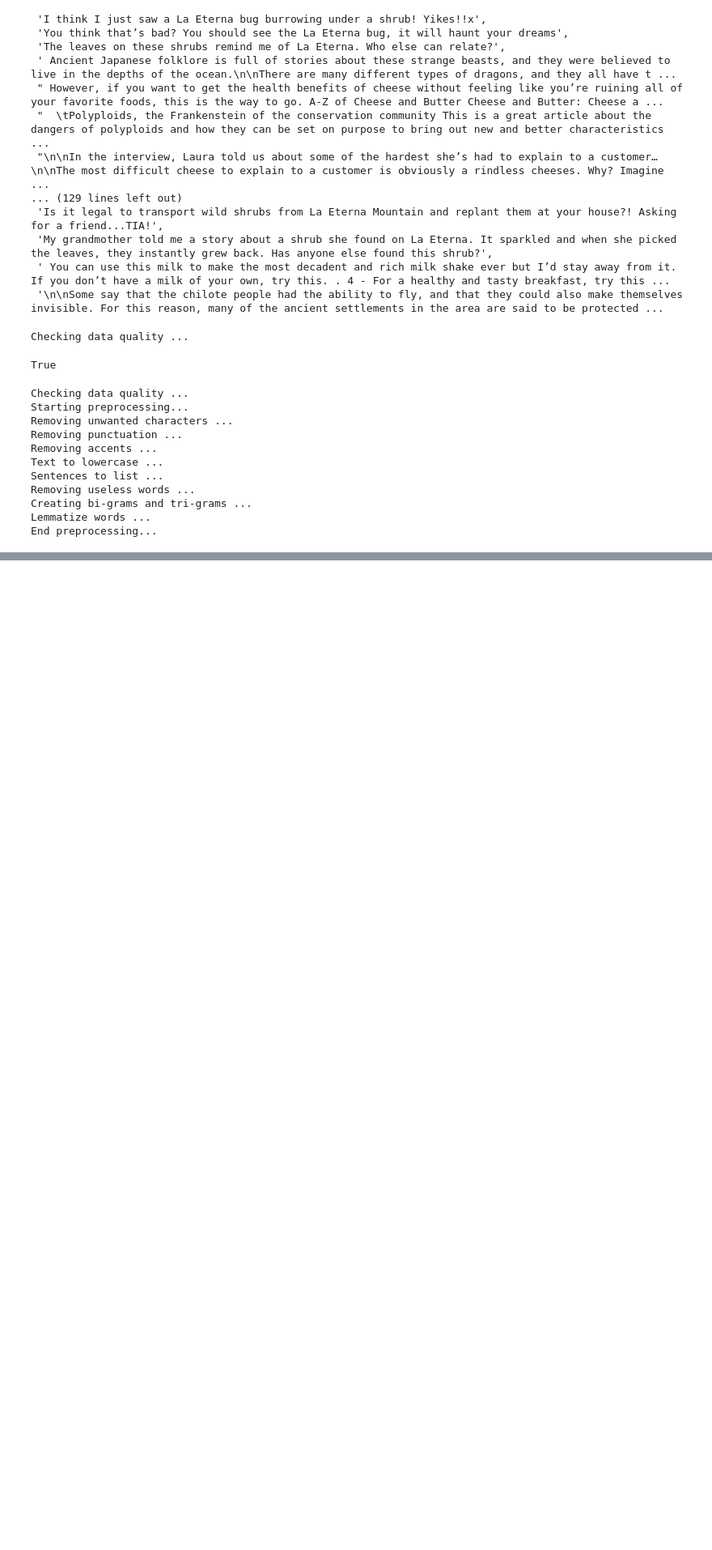
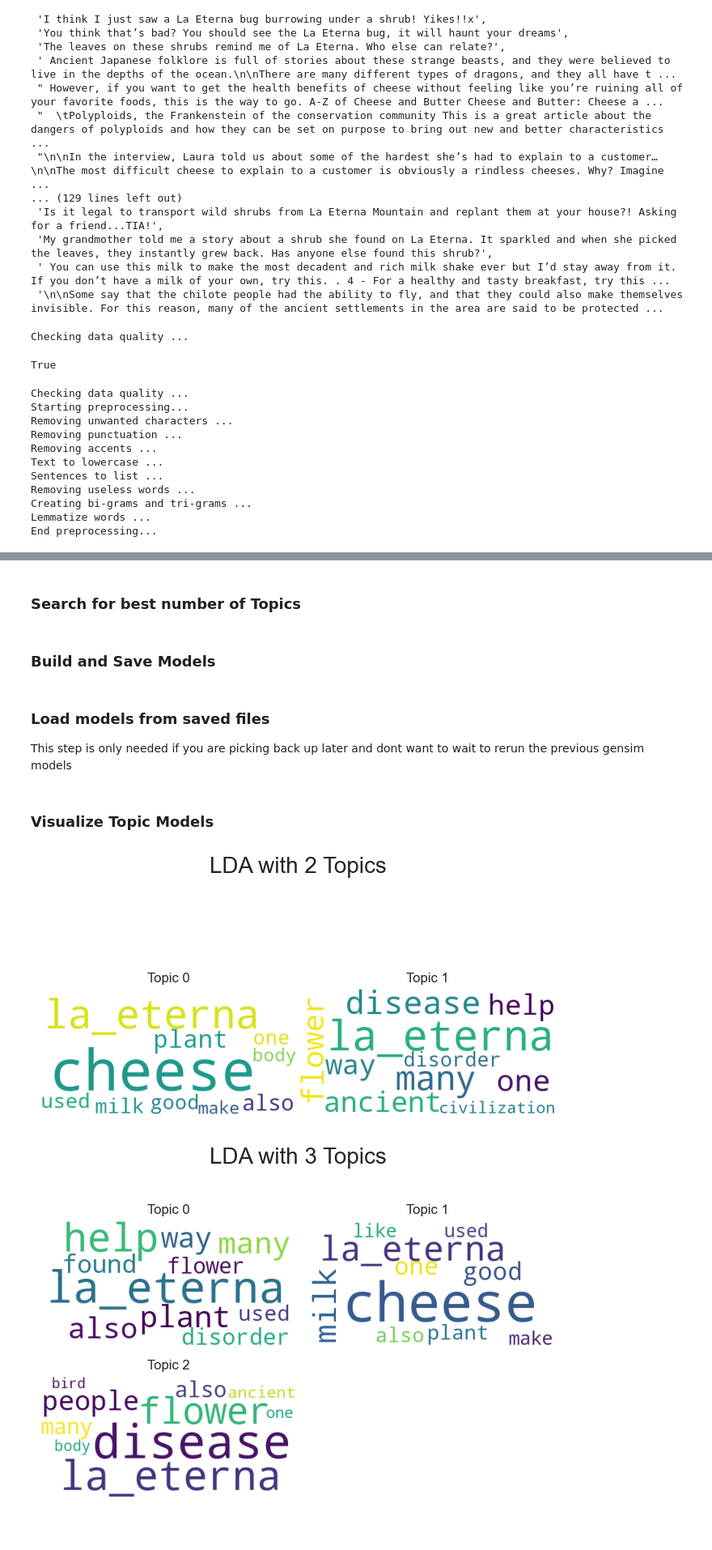
Before and after one commit to jass228/unlocked_challenges, a Jupyter notebook: challenge_2/challenge_2.ipynb, the cells around one changed output, grey strips where cells are left out. Shown at 81% size. Drawn from its saved outputs; the diff is of its cells as text; code cells hidden in the pictures; blank space fills up the shorter version.

```diff
--- a/challenge_2/challenge_2.ipynb
+++ b/challenge_2/challenge_2.ipynb
@@ -453,0 +585,2 @@ plt.show()
+# %% [markdown]
+### Search for best number of Topics
@@ -453,0 +627,28 @@ plt.show()
+# %% [markdown]
+### Build and Save Models
+# %%
+LDA_models = []
+for i in range(2,11):
+    model = build_topic_model(i,corpus,id2word)
+    LDA_models.append(model)
+    model_name = os.path.join("models_ch2",f"la_eterna_topic_model-{i}.lda")
+    model.save(model_name)
+# %% [markdown]
+### Load models from saved files
+This step is only needed if you are picking back up later and dont want to wait to rerun the previous gensim models
+# %%
+LDA_models = []
+for i in range(2,11):
+    model_name = os.path.join("models_ch2",f"la_eterna_topic_model-{i}.lda")
+    model = gensim.models.ldamodel.LdaModel.load(model_name)
+    LDA_models.append(model)
+# %% [markdown]
+### Visualize Topic Models
+# %%
+count = 2
+for model in LDA_models:
+    plot_wordcloud_from_lda(model,count)
+    count += 1
+# %% [output]
+[figure, added]
+[figure, added]
```
Also changed, not shown: parts of 20 cells of this notebook, 2 other files.
